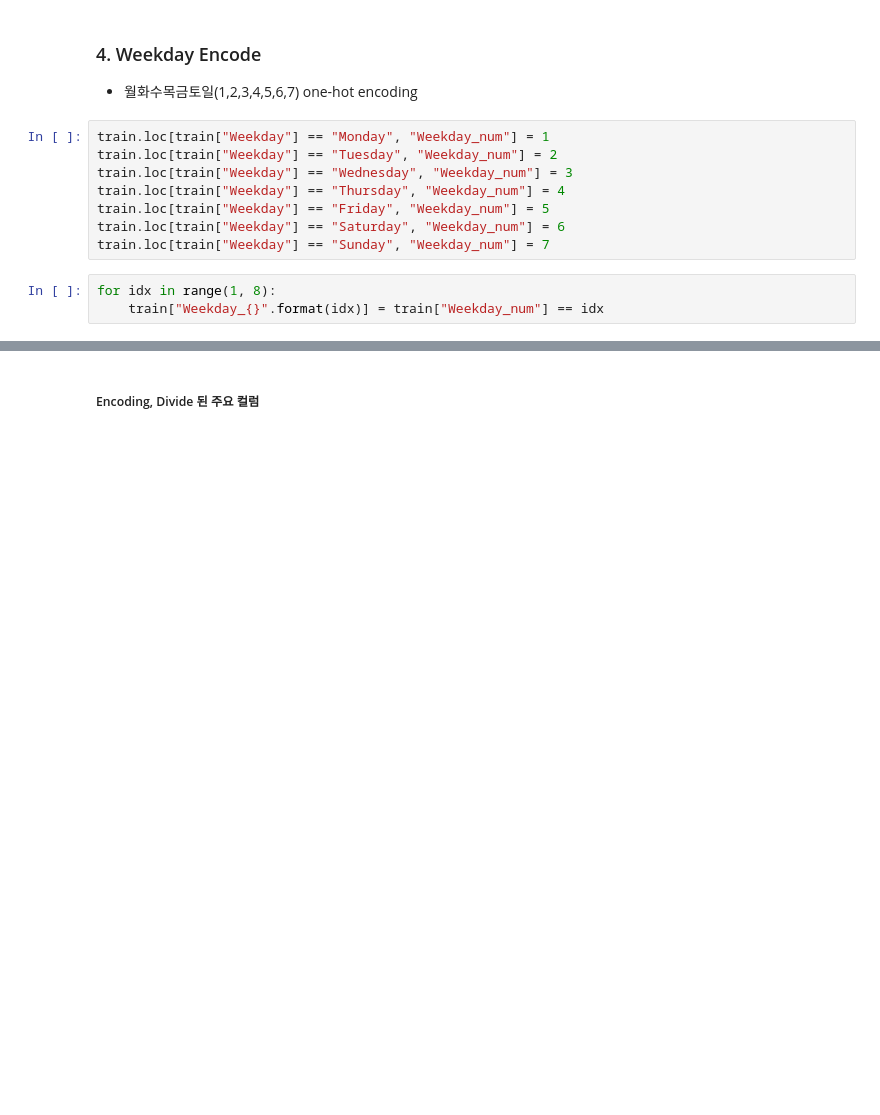
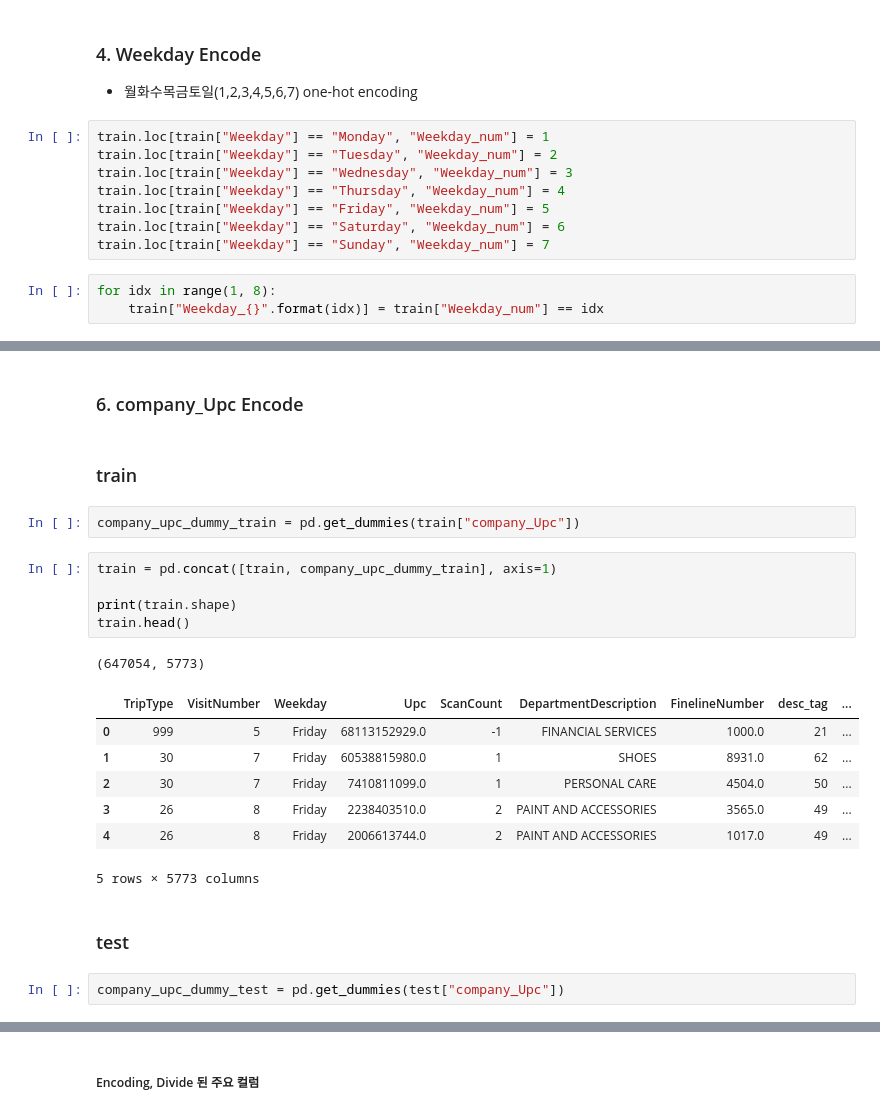
Before and after one commit to daesookimds/Kaggle, a Jupyter notebook: Walmart_TripType_Classification/Walmart_Preprocessing.ipynb, the cells around one changed output, grey strips where cells are left out. Saved outputs shown, nothing was run; the diff lists cells and outputs as text; blank space fills up the shorter version.

```diff
--- a/Walmart_TripType_Classification/Walmart_Preprocessing.ipynb
+++ b/Walmart_TripType_Classification/Walmart_Preprocessing.ipynb
@@ -303,0 +482,24 @@ train[["Upc", "full_Upc", "company_Upc", "product_Upc"]].tail()
+# %% [markdown]
+### 6. company_Upc Encode
+# %% [markdown]
+### train
+# %%
+company_upc_dummy_train = pd.get_dummies(train["company_Upc"])
+# %%
+train = pd.concat([train, company_upc_dummy_train], axis=1)
+
+print(train.shape)
+train.head()
+# %% [output]
+(647054, 5773)
+|  | TripType | VisitNumber | Weekday | Upc | ScanCount | DepartmentDescription | FinelineNumber | desc_tag | ... |
+| 0 | 999 | 5 | Friday | 68113152929.0 | -1 | FINANCIAL SERVICES | 1000.0 | 21 | ... |
+| 1 | 30 | 7 | Friday | 60538815980.0 | 1 | SHOES | 8931.0 | 62 | ... |
+| 2 | 30 | 7 | Friday | 7410811099.0 | 1 | PERSONAL CARE | 4504.0 | 50 | ... |
+| 3 | 26 | 8 | Friday | 2238403510.0 | 2 | PAINT AND ACCESSORIES | 3565.0 | 49 | ... |
+| 4 | 26 | 8 | Friday | 2006613744.0 | 2 | PAINT AND ACCESSORIES | 1017.0 | 49 | ... |
+5 rows × 5773 columns
+# %% [markdown]
+### test
+# %%
+company_upc_dummy_test = pd.get_dummies(test["company_Upc"])
```
Also changed, not shown: parts of 73 cells of this notebook, 1 other file.
